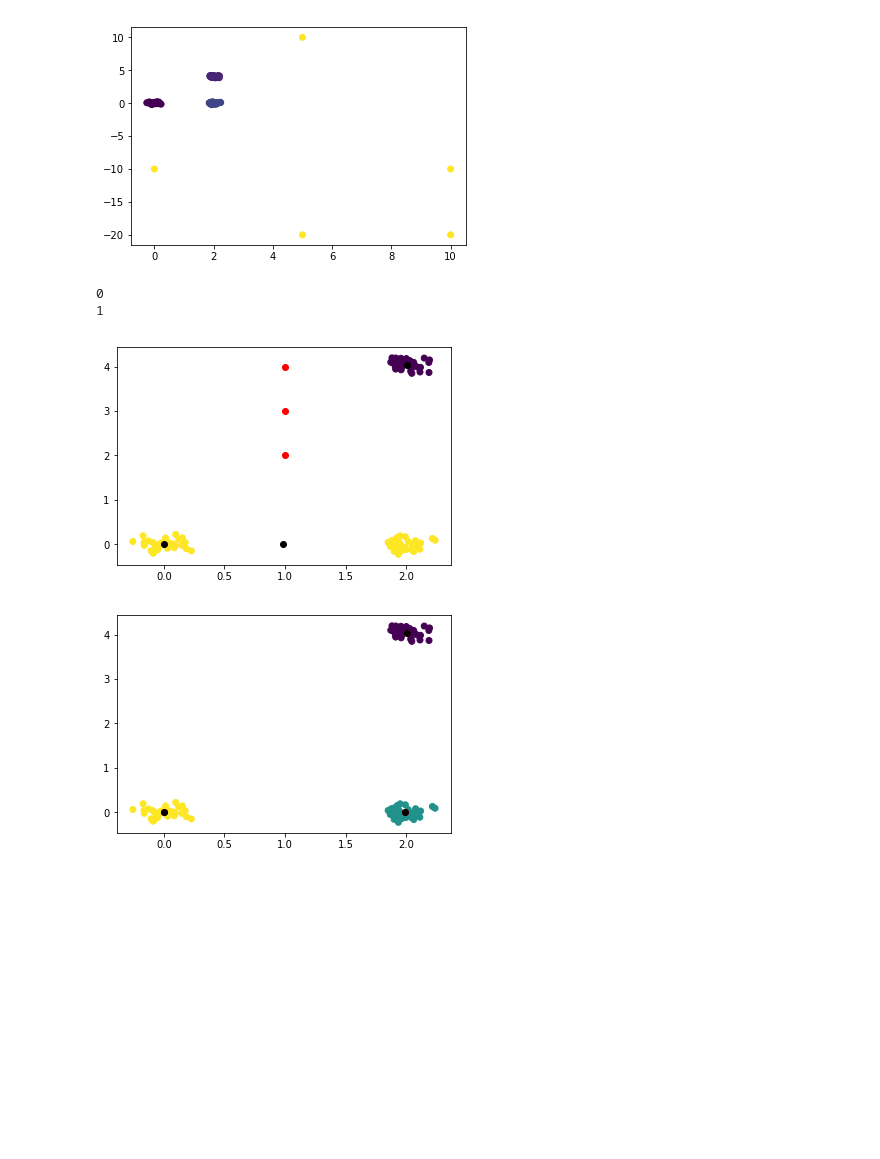
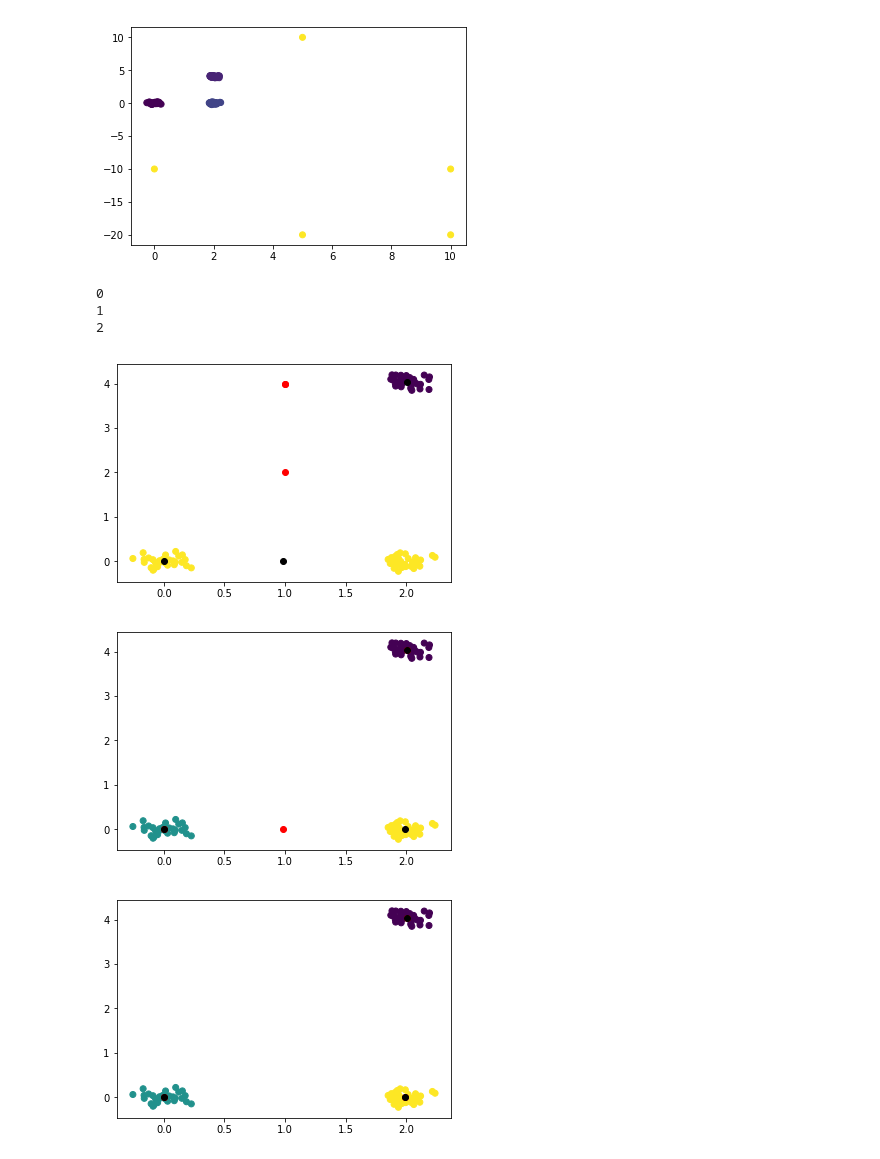
Before and after one commit to Sharvaree/KMeans_Experiments, a Jupyter notebook: Test_Lloyd_and_LO.ipynb, the cells around one changed output. Cells and saved outputs as stored; diff of their text form; code cells hidden in the pictures; blank space fills up the shorter version.

```diff
--- a/Test_Lloyd_and_LO.ipynb
+++ b/Test_Lloyd_and_LO.ipynb
@@ -15,7 +16,7 @@ plt.scatter(Data_with_outliers[:,0], Data_with_outliers[:,1], c=labels_with_outl
 <matplotlib.collections.PathCollection at 0x...>
 [figure]
 # %%
-centers=[[1,4], [1, 2], [1, 3]]
+centers=[[1,4], [1, 4], [1, 2]]
 #print(type(centers))
 centers=np.array(centers)
 #print(np.array(centers).shape)
@@ -28,35 +29,37 @@ new_centers=np.zeros((3,2))
 for i in range(100):
     print(i)
     dist= distance.cdist(Data3, np.array(centers))
     cid = np.argmin(dist, axis=1)
 
     dist = np.amin(dist, axis = 1)
 
 
     for j in range(num_clusters):
         if len(Data3[cid==j])>0:
             new_centers[j]= np.mean(Data3[cid==j], axis=0)
 
     plt.figure()
     plt.scatter(Data3[:,0], Data3[:,1], c=cid)
     plt.scatter(centers[:,0], centers[:,1], marker='o', color= 'red')
     plt.scatter(new_centers[:,0], new_centers[:,1], marker='o', color= 'black')
 
 
-    old_centers= centers
-    centers=new_centers
+    old_centers= centers.copy()
+    centers=new_centers.copy()
 
     isOPTIMAL= True
 
     if (len(np.setdiff1d(new_centers,old_centers)))>0.1:
         isOPTIMAL= False
 
 
     if isOPTIMAL:
         break
 # %% [output]
 0
 1
+2
-[figure, old version]
+[figure, new version]
-[figure, old version]
+[figure, new version]
+[figure, added]
 # %%
```
Also changed, not shown: parts of 5 cells of this notebook, 5 other files.
